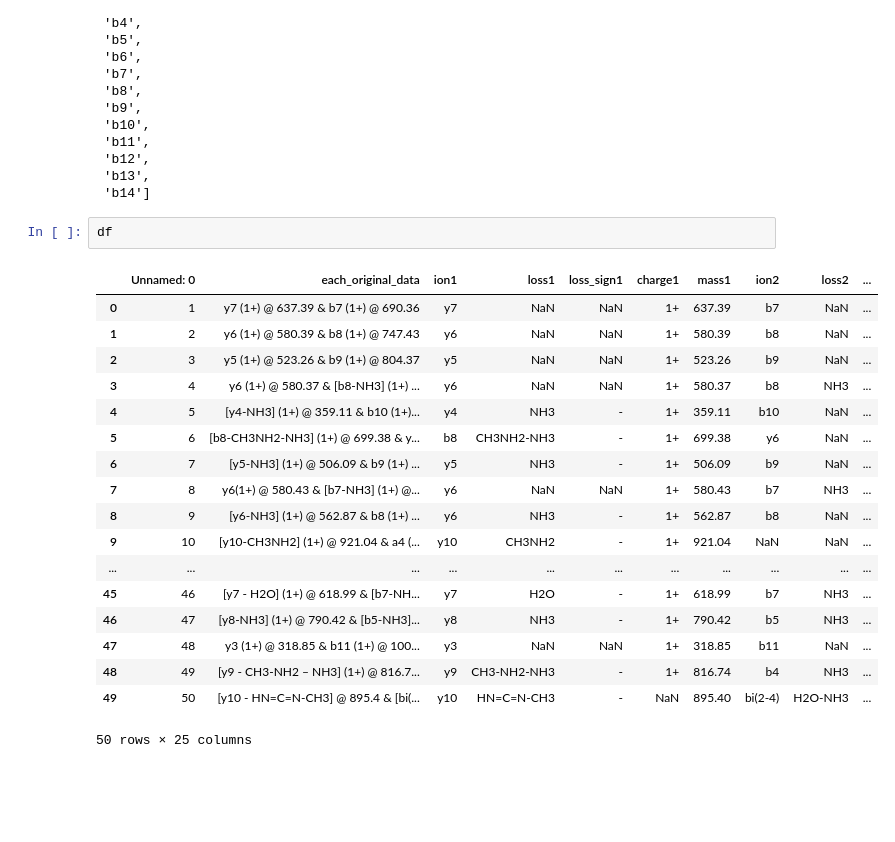
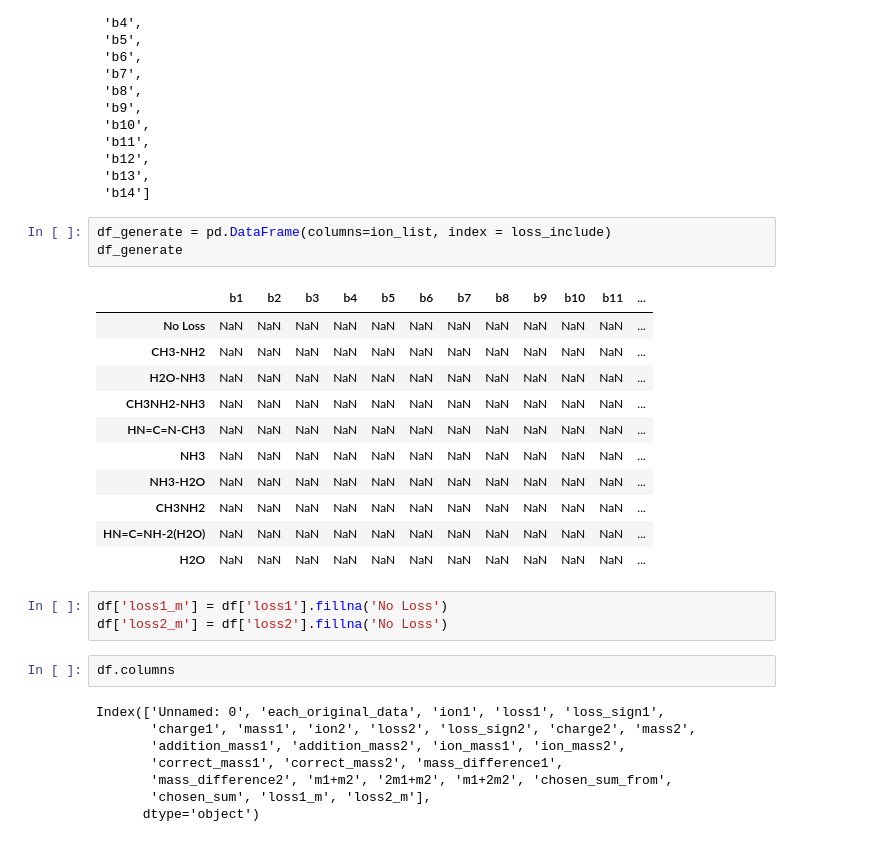
Before and after one commit to Kevinxsn/2D_spec_dict, a Jupyter notebook: notebook.ipynb, the cells around one changed output. Drawn from its saved outputs; the diff is of its cells as text; blank space fills up the shorter version.

```diff
--- a/notebook.ipynb
+++ b/notebook.ipynb
@@ -599,23 +599,30 @@ ion_list
  'b13',
  'b14']
 # %%
-df
+df_generate = pd.DataFrame(columns=ion_list, index = loss_include)
+df_generate
 # %% [output]
-|  | Unnamed: 0 | each_original_data | ion1 | loss1 | loss_sign1 | charge1 | mass1 | ion2 | loss2 | ... |
-| 0 | 1 | y7 (1+) @ 637.39 & b7 (1+) @ 690.36 | y7 | NaN | NaN | 1+ | 637.39 | b7 | NaN | ... |
-| 1 | 2 | y6 (1+) @ 580.39 & b8 (1+) @ 747.43 | y6 | NaN | NaN | 1+ | 580.39 | b8 | NaN | ... |
-| 2 | 3 | y5 (1+) @ 523.26 & b9 (1+) @ 804.37 | y5 | NaN | NaN | 1+ | 523.26 | b9 | NaN | ... |
-| 3 | 4 | y6 (1+) @ 580.37 & [b8-NH3] (1+) ... | y6 | NaN | NaN | 1+ | 580.37 | b8 | NH3 | ... |
-| 4 | 5 | [y4-NH3] (1+) @ 359.11 & b10 (1+)... | y4 | NH3 | - | 1+ | 359.11 | b10 | NaN | ... |
-| 5 | 6 | [b8-CH3NH2-NH3] (1+) @ 699.38 & y... | b8 | CH3NH2-NH3 | - | 1+ | 699.38 | y6 | NaN | ... |
-| 6 | 7 | [y5-NH3] (1+) @ 506.09 & b9 (1+) ... | y5 | NH3 | - | 1+ | 506.09 | b9 | NaN | ... |
-| 7 | 8 | y6(1+) @ 580.43 & [b7-NH3] (1+) @... | y6 | NaN | NaN | 1+ | 580.43 | b7 | NH3 | ... |
-| 8 | 9 | [y6-NH3] (1+) @ 562.87 & b8 (1+) ... | y6 | NH3 | - | 1+ | 562.87 | b8 | NaN | ... |
-| 9 | 10 | [y10-CH3NH2] (1+) @ 921.04 & a4 (... | y10 | CH3NH2 | - | 1+ | 921.04 | NaN | NaN | ... |
-| ... | ... | ... | ... | ... | ... | ... | ... | ... | ... | ... |
-| 45 | 46 | [y7 - H2O] (1+) @ 618.99 & [b7-NH... | y7 | H2O | - | 1+ | 618.99 | b7 | NH3 | ... |
-| 46 | 47 | [y8-NH3] (1+) @ 790.42 & [b5-NH3]... | y8 | NH3 | - | 1+ | 790.42 | b5 | NH3 | ... |
-| 47 | 48 | y3 (1+) @ 318.85 & b11 (1+) @ 100... | y3 | NaN | NaN | 1+ | 318.85 | b11 | NaN | ... |
-| 48 | 49 | [y9 - CH3-NH2 – NH3] (1+) @ 816.7... | y9 | CH3-NH2-NH3 | - | 1+ | 816.74 | b4 | NH3 | ... |
-| 49 | 50 | [y10 - HN=C=N-CH3] @ 895.4 & [bi(... | y10 | HN=C=N-CH3 | - | NaN | 895.40 | bi(2-4) | H2O-NH3 | ... |
+|  | b1 | b2 | b3 | b4 | b5 | b6 | b7 | b8 | b9 | b10 | b11 | ... |
+| No Loss | NaN | NaN | NaN | NaN | NaN | NaN | NaN | NaN | NaN | NaN | NaN | ... |
+| CH3-NH2 | NaN | NaN | NaN | NaN | NaN | NaN | NaN | NaN | NaN | NaN | NaN | ... |
+| H2O-NH3 | NaN | NaN | NaN | NaN | NaN | NaN | NaN | NaN | NaN | NaN | NaN | ... |
+| CH3NH2-NH3 | NaN | NaN | NaN | NaN | NaN | NaN | NaN | NaN | NaN | NaN | NaN | ... |
+| HN=C=N-CH3 | NaN | NaN | NaN | NaN | NaN | NaN | NaN | NaN | NaN | NaN | NaN | ... |
+| NH3 | NaN | NaN | NaN | NaN | NaN | NaN | NaN | NaN | NaN | NaN | NaN | ... |
+| NH3-H2O | NaN | NaN | NaN | NaN | NaN | NaN | NaN | NaN | NaN | NaN | NaN | ... |
+| CH3NH2 | NaN | NaN | NaN | NaN | NaN | NaN | NaN | NaN | NaN | NaN | NaN | ... |
+| HN=C=NH-2(H2O) | NaN | NaN | NaN | NaN | NaN | NaN | NaN | NaN | NaN | NaN | NaN | ... |
+| H2O | NaN | NaN | NaN | NaN | NaN | NaN | NaN | NaN | NaN | NaN | NaN | ... |
-50 rows × 25 columns
+# %%
+df['loss1_m'] = df['loss1'].fillna('No Loss')
+df['loss2_m'] = df['loss2'].fillna('No Loss')
+# %%
+df.columns
+# %% [output]
+Index(['Unnamed: 0', 'each_original_data', 'ion1', 'loss1', 'loss_sign1',
+       'charge1', 'mass1', 'ion2', 'loss2', 'loss_sign2', 'charge2', 'mass2',
+       'addition_mass1', 'addition_mass2', 'ion_mass1', 'ion_mass2',
+       'correct_mass1', 'correct_mass2', 'mass_difference1',
+       'mass_difference2', 'm1+m2', '2m1+m2', 'm1+2m2', 'chosen_sum_from',
+       'chosen_sum', 'loss1_m', 'loss2_m'],
+      dtype='object')
```
Also changed, not shown: parts of 22 cells of this notebook, 26 other files.
